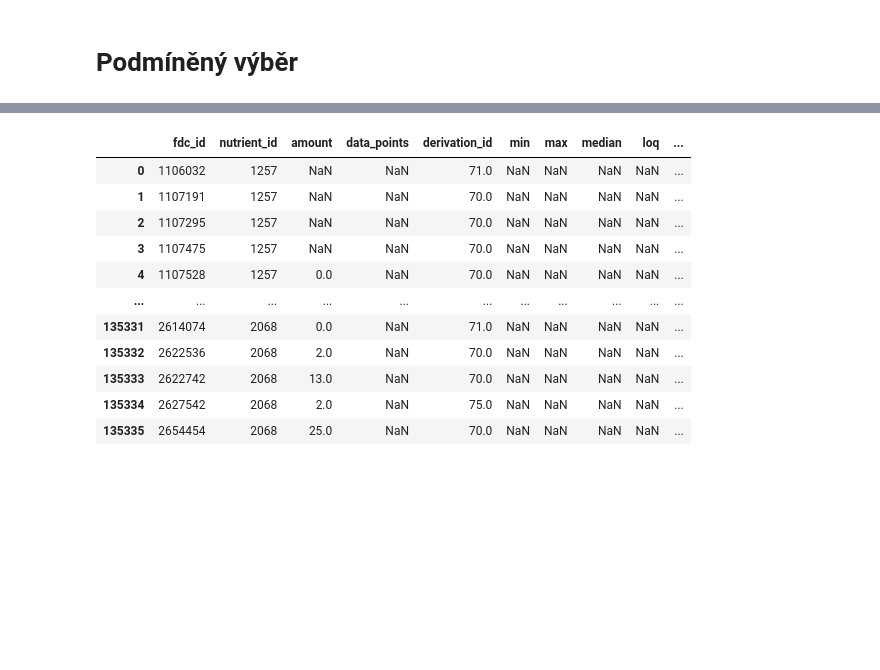
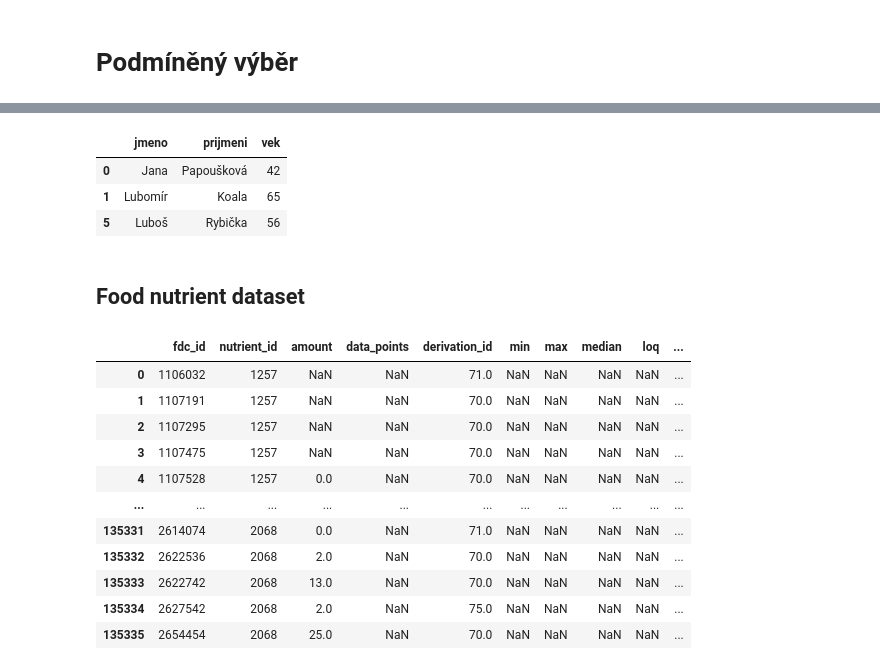
Before and after one commit to M-Kovar/Czechitas_dadbp24_python, a Jupyter notebook: 2024_10_07/04_podmineny_vyber.ipynb, the cells around one changed output, grey strips where cells are left out. Drawn from its saved outputs; the diff is of its cells as text; code cells hidden in the pictures; blank space fills up the shorter version.

```diff
--- a/2024_10_07/04_podmineny_vyber.ipynb
+++ b/2024_10_07/04_podmineny_vyber.ipynb
@@ -3,3 +30,13 @@
+# %%
+osoby_nad_40 = osoby[osoby["vek"] > 40]
+osoby_nad_40
+# %% [output]
+|  | jmeno | prijmeni | vek |
+| 0 | Jana | Papoušková | 42 |
+| 1 | Lubomír | Koala | 65 |
+| 5 | Luboš | Rybička | 56 |
+# %% [markdown]
+## Food nutrient dataset
 # %%
 import pandas as pd
 
```
Also changed, not shown: parts of 4 cells of this notebook, 1 other file.
